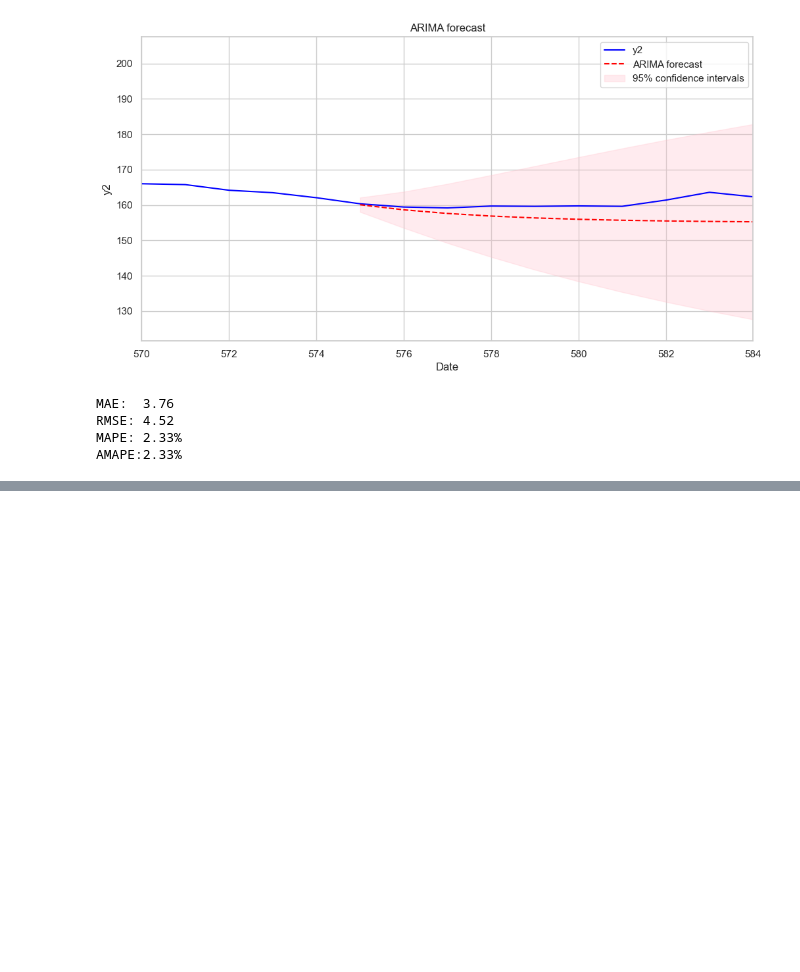
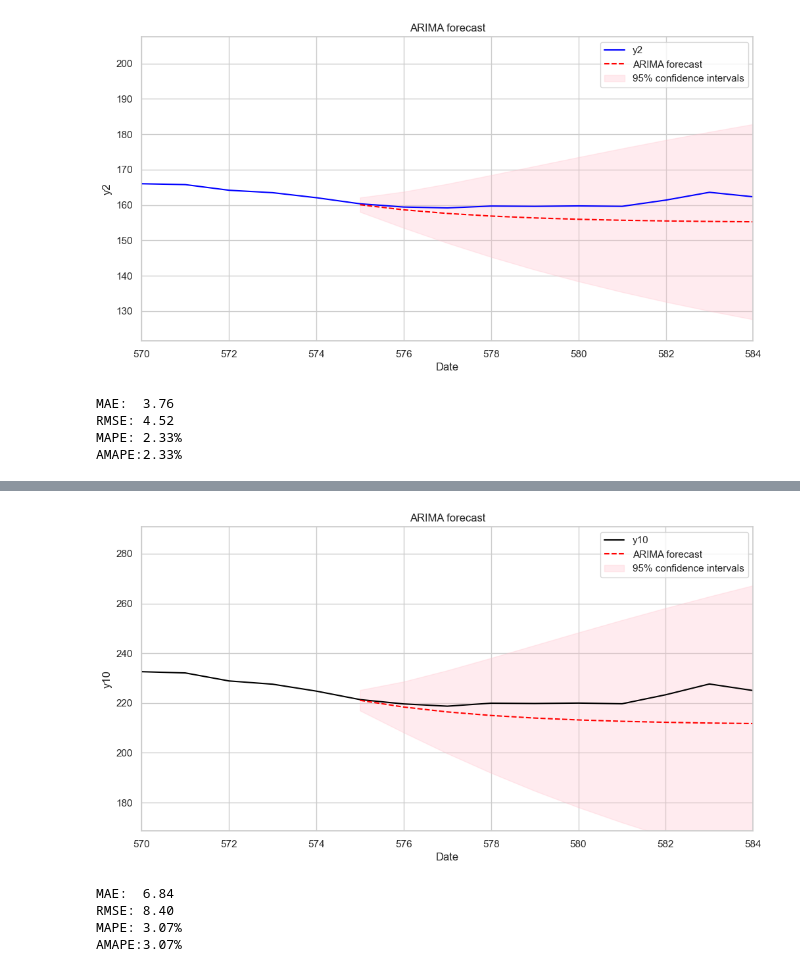
Before and after one commit to isidromoroso/TSA_project, a Jupyter notebook: Task1_JST_IMV.ipynb, the cells around one changed output, grey strips where cells are left out. Cells and saved outputs as stored; diff of their text form; code cells hidden in the pictures; blank space fills up the shorter version.

```diff
--- a/Task1_JST_IMV.ipynb
+++ b/Task1_JST_IMV.ipynb
@@ -965,0 +1047,67 @@ AMAPE:2.33%
+# %%
+plt.figure(figsize=(12, 6))
+
+# Plot the true values (in-sample + hold-out actuals)
+plt.plot(final_df.index,
+         final_df["y10"].combine_first(final_df["actual y10"]),
+         label="y10",
+         color="black",
+         linestyle="-")
+
+# Plot the forecast
+plt.plot(final_df.index,
+         final_df["forecast"],
+         label="ARIMA forecast",
+         color="red",
+         linestyle="dashed")
+
+# Plot the confidence intervals
+plt.fill_between(final_df.index,
+                 final_df["lower_CI"],
+                 final_df["upper_CI"],
+                 color='pink',
+                 alpha=0.3,
+                 label="95% confidence intervals")
+
+plt.title("ARIMA forecast")
+plt.xlabel("Date")
+plt.ylabel("y10")
+plt.legend()
+plt.grid(True)
+
+# zoom on last 15 obs
+plt.xlim(final_df.index[-15], final_df.index[-1])
+plt.ylim(final_df.tail(15)["y10"].min() * 0.75,
+         final_df.tail(15)["y10"].max() * 1.25)
+
+plt.show()
+# %% [output]
+[figure, added]
+# %%
+# pull out the arrays
+true_values     = forecast_df["actual y10"].values
+forecast_values = forecast_df["forecast"].values
+n               = len(forecast_values)
+
+# 1. MAE
+mae  = np.mean(np.abs(true_values - forecast_values))
+
+# 2. RMSE
+rmse = np.sqrt(np.mean((true_values - forecast_values)**2))
+
+# 3. MAPE
+mape = np.mean(np.abs((true_values - forecast_values) / true_values)) * 100
+
+# 4. AMAPE
+epsilon = 1e-8
+amape   = np.mean(np.abs((true_values - forecast_values) / (np.abs(true_values) + epsilon))) * 100
+
+print(f"MAE:  {mae:.2f}")
+print(f"RMSE: {rmse:.2f}")
+print(f"MAPE: {mape:.2f}%")
+print(f"AMAPE:{amape:.2f}%")
+# %% [output]
+MAE:  6.84
+RMSE: 8.40
+MAPE: 3.07%
+AMAPE:3.07%
```
Also changed, not shown: parts of 12 cells of this notebook, 1 other file.
